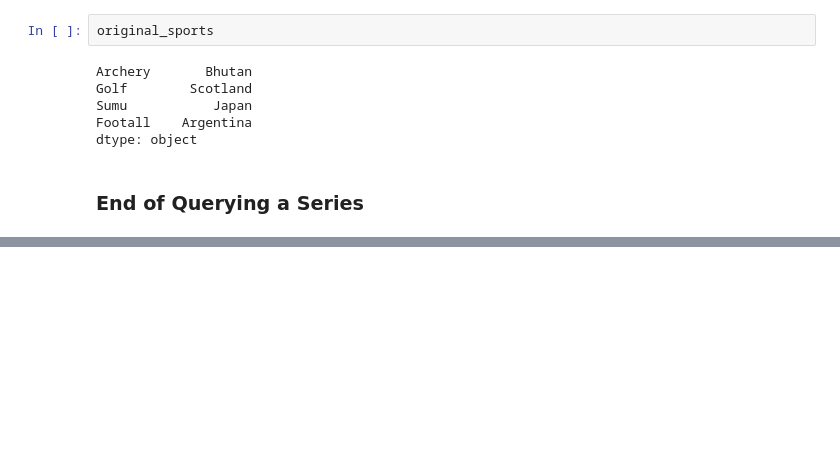
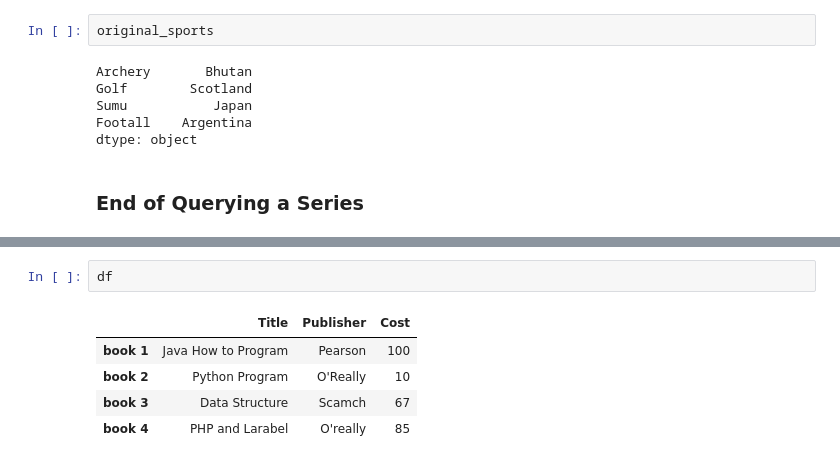
Before and after one commit to rktirtho/Applied-Data-Science-with-Python, a Jupyter notebook: Module-1/Week-1.ipynb, the cells around one changed output, grey strips where cells are left out. Saved outputs shown, nothing was run; the diff lists cells and outputs as text; blank space fills up the shorter version.

```diff
--- a/Module-1/Week-1.ipynb
+++ b/Module-1/Week-1.ipynb
@@ -363,0 +442,8 @@ dtype: object
+# %%
+df
+# %% [output]
+|  | Title | Publisher | Cost |
+| book 1 | Java How to Program | Pearson | 100 |
+| book 2 | Python Program | O'Really | 10 |
+| book 3 | Data Structure | Scamch | 67 |
+| book 4 | PHP and Larabel | O'really | 85 |
```
Also changed, not shown: parts of 36 cells of this notebook.
